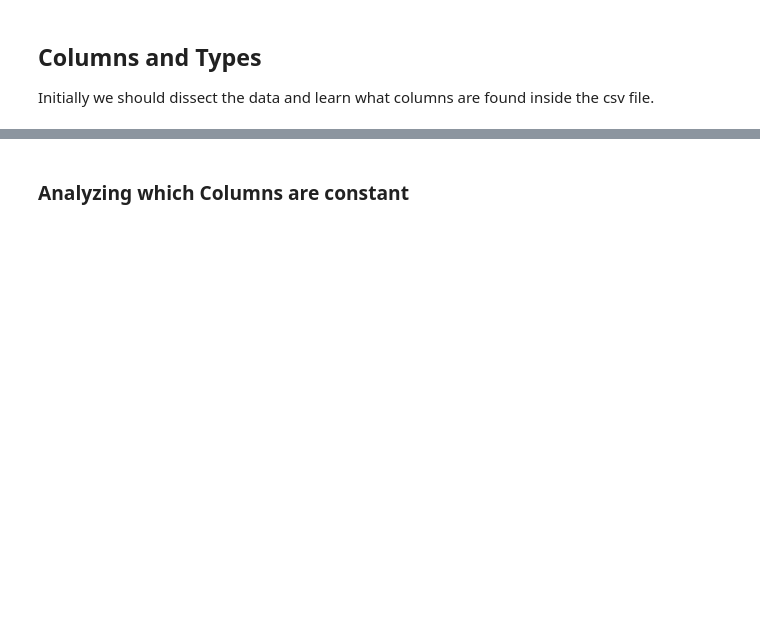
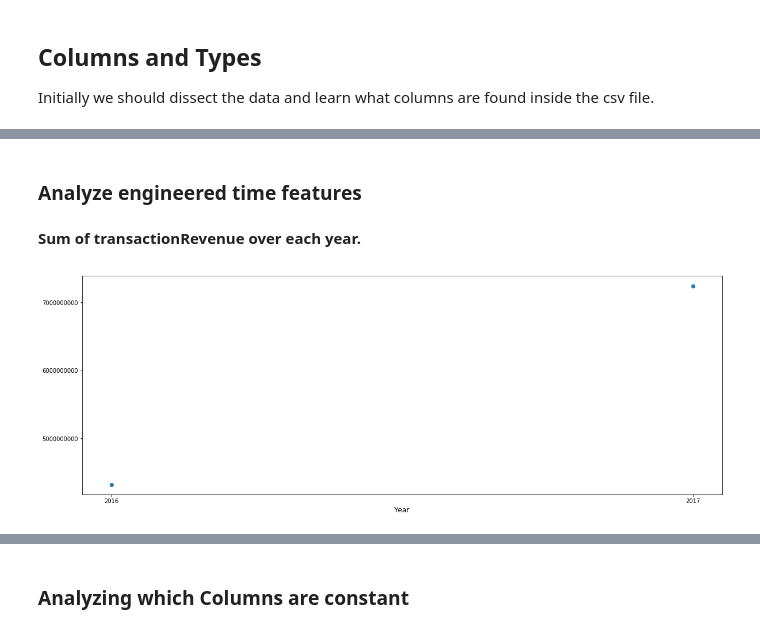
Before and after one commit to dankolesnikov/google-revenue-prediction, a Jupyter notebook: Google Revenue Prediction.ipynb, the cells around one changed output, grey strips where cells are left out. Saved outputs shown, nothing was run; the diff lists cells and outputs as text; code cells hidden in the pictures; blank space fills up the shorter version.

```diff
--- a/Google Revenue Prediction.ipynb
+++ b/Google Revenue Prediction.ipynb
@@ -53,0 +129,13 @@ train_df.dtypes
+# %% [markdown]
+### Analyze engineered time features
+# %% [markdown]
+**Sum of transactionRevenue over each year.**
+# %%
+plt.figure(figsize=(20,7))
+plt.ticklabel_format(axis='y', style='plain')
+plt.xlabel('Year', fontsize=12)
+plt.locator_params(nbins=2)
+plt.scatter(year_agg.index.values, year_agg['sum'])
+plt.show()
+# %% [output]
+[figure, added]
```
Also changed, not shown: parts of 33 cells of this notebook.
